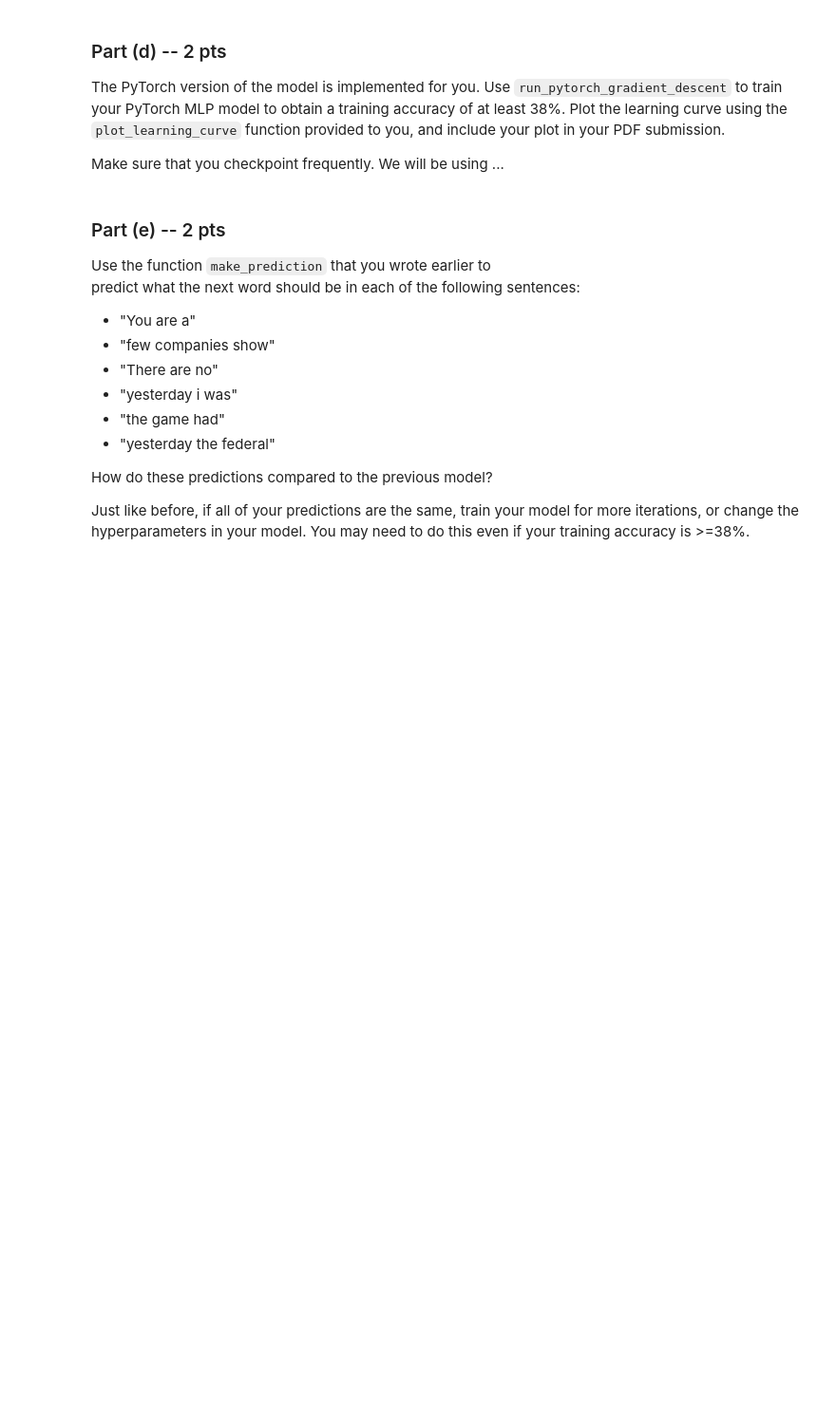
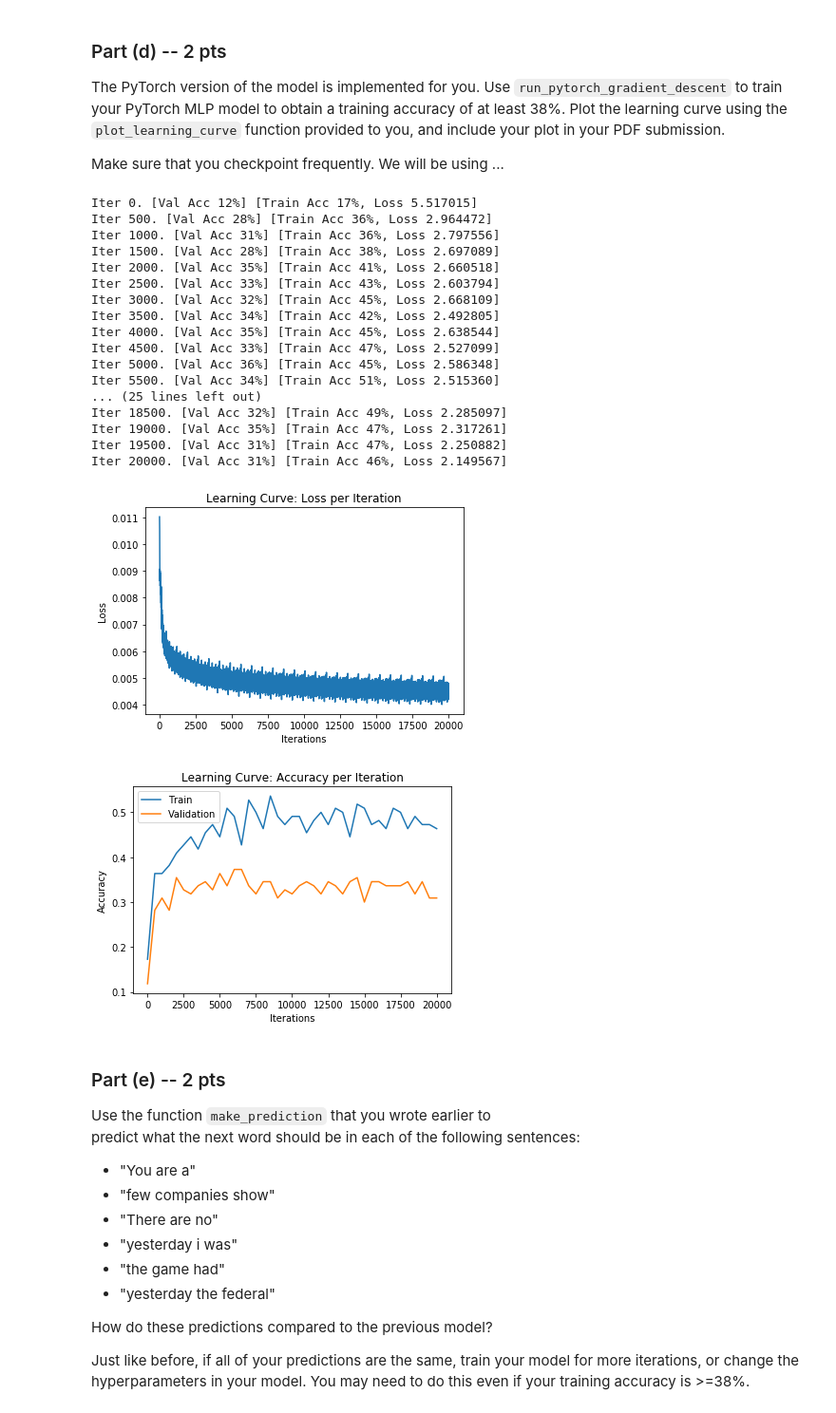
Before and after one commit to MagicHour/csc321_a1, a Jupyter notebook: csc321_a2.ipynb, the cells around one changed output. Shown: that part at 95% size. Saved outputs shown, nothing was run; the diff lists cells and outputs as text; code cells hidden in the pictures; blank space fills up the shorter version.

```diff
--- a/csc321_a2.ipynb
+++ b/csc321_a2.ipynb
@@ -905,25 +988,47 @@ Make sure that you checkpoint frequently. We will be using ...
 # %%
 class PyTorchWordEmb(nn.Module):
     def __init__(self, emb_size=100, num_hidden=300, vocab_size=250):
         super(PyTorchWordEmb, self).__init__()
         self.word_emb_layer = nn.Linear(vocab_size, emb_size, bias=False)
         self.fc_layer1 = nn.Linear(emb_size * 3, num_hidden)
         self.fc_layer2 = nn.Linear(num_hidden, 250)
         self.num_hidden = num_hidden
         self.emb_size = emb_size
     def forward(self, inp):
         embeddings = torch.relu(self.word_emb_layer(inp))
         embeddings = embeddings.reshape([-1, self.emb_size * 3])
         hidden = torch.relu(self.fc_layer1(embeddings))
         return self.fc_layer2(hidden)
 
-# pytorch_wordemb= PyTorchWordEmb()
 
-# result = run_pytorch_gradient_descent(pytorch_wordemb,
-#                                       max_iters=20000,
-#                                       ...)
+pytorch_wordemb= PyTorchWordEmb()
 
-# plot_learning_curve(*result)
+result = run_pytorch_gradient_descent(pytorch_wordemb,
+                                      batch_size=500,
+                                      learning_rate=0.0015,
+                                      max_iters=20000)
+
+plot_learning_curve(*result)
+# %% [output]
+Iter 0. [Val Acc 12%] [Train Acc 17%, Loss 5.517015]
+Iter 500. [Val Acc 28%] [Train Acc 36%, Loss 2.964472]
+Iter 1000. [Val Acc 31%] [Train Acc 36%, Loss 2.797556]
+Iter 1500. [Val Acc 28%] [Train Acc 38%, Loss 2.697089]
+Iter 2000. [Val Acc 35%] [Train Acc 41%, Loss 2.660518]
+Iter 2500. [Val Acc 33%] [Train Acc 43%, Loss 2.603794]
+Iter 3000. [Val Acc 32%] [Train Acc 45%, Loss 2.668109]
+Iter 3500. [Val Acc 34%] [Train Acc 42%, Loss 2.492805]
+Iter 4000. [Val Acc 35%] [Train Acc 45%, Loss 2.638544]
+Iter 4500. [Val Acc 33%] [Train Acc 47%, Loss 2.527099]
+Iter 5000. [Val Acc 36%] [Train Acc 45%, Loss 2.586348]
+Iter 5500. [Val Acc 34%] [Train Acc 51%, Loss 2.515360]
+... (25 lines left out)
+Iter 18500. [Val Acc 32%] [Train Acc 49%, Loss 2.285097]
+Iter 19000. [Val Acc 35%] [Train Acc 47%, Loss 2.317261]
+Iter 19500. [Val Acc 31%] [Train Acc 47%, Loss 2.250882]
+Iter 20000. [Val Acc 31%] [Train Acc 46%, Loss 2.149567]
+[figure, added]
+[figure, added]
 # %% [markdown]
 ### Part (e) -- 2 pts
 
```
Also changed, not shown: parts of 20 cells of this notebook.
